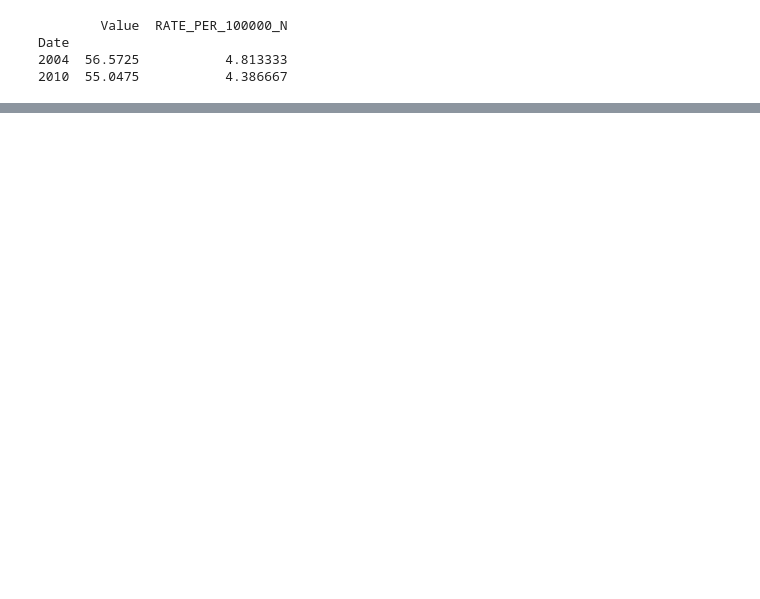
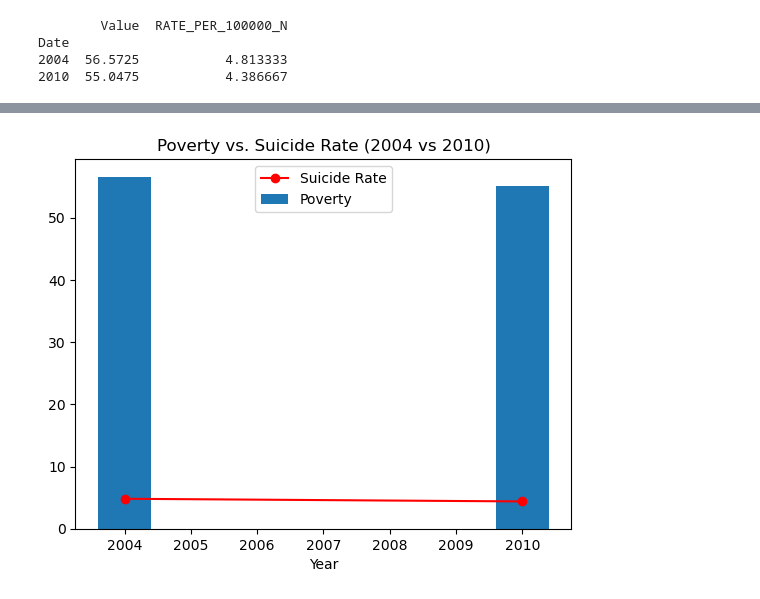
Before and after one commit to telehealthcareai/suicide-nigeria, a Jupyter notebook: DASHBOARD/explore/merged_suicide-poverty.ipynb, the cells around one changed output, grey strips where cells are left out. Drawn from its saved outputs; the diff is of its cells as text; code cells hidden in the pictures; blank space fills up the shorter version.

```diff
--- a/DASHBOARD/explore/merged_suicide-poverty.ipynb
+++ b/DASHBOARD/explore/merged_suicide-poverty.ipynb
@@ -163,0 +176,15 @@ Date
+# %%
+summary = merged_sp1.groupby('Date').agg({
+    'Value': 'mean',          # Poverty metric
+    'RATE_PER_100000_N': 'mean'  # Suicide rate
+}).reset_index()
+
+
+plt.bar(summary['Date'], summary['Value'], label='Poverty')
+plt.plot(summary['Date'], summary['RATE_PER_100000_N'], color='red', marker='o', label='Suicide Rate')
+plt.xlabel('Year')
+plt.legend()
+plt.title('Poverty vs. Suicide Rate (2004 vs 2010)')
+plt.show()
+# %% [output]
+[figure, added]
```
Also changed, not shown: parts of 14 cells of this notebook.
